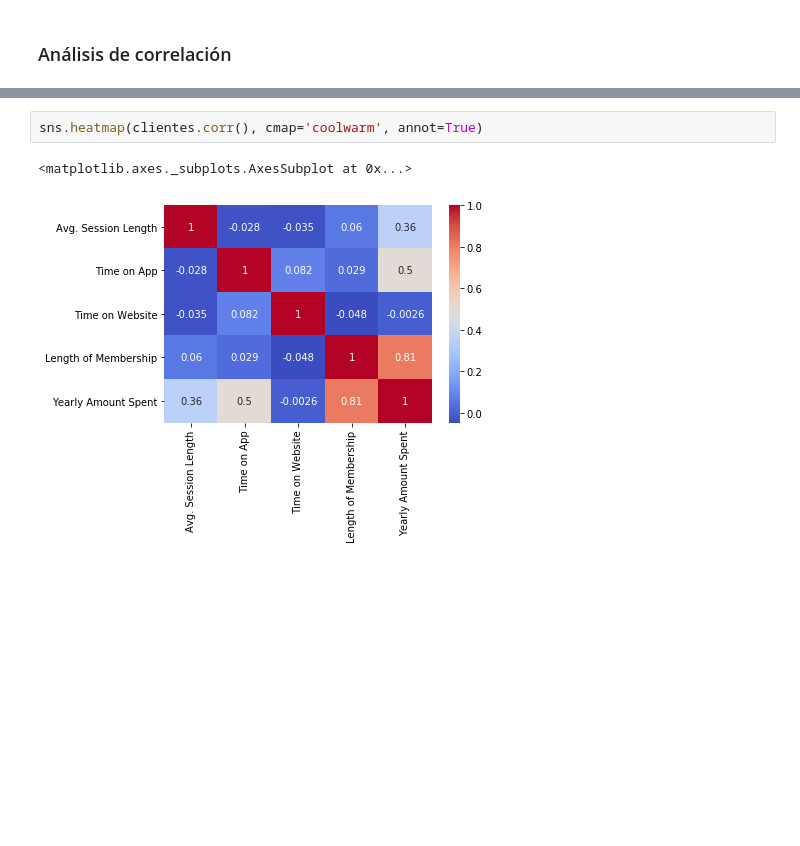
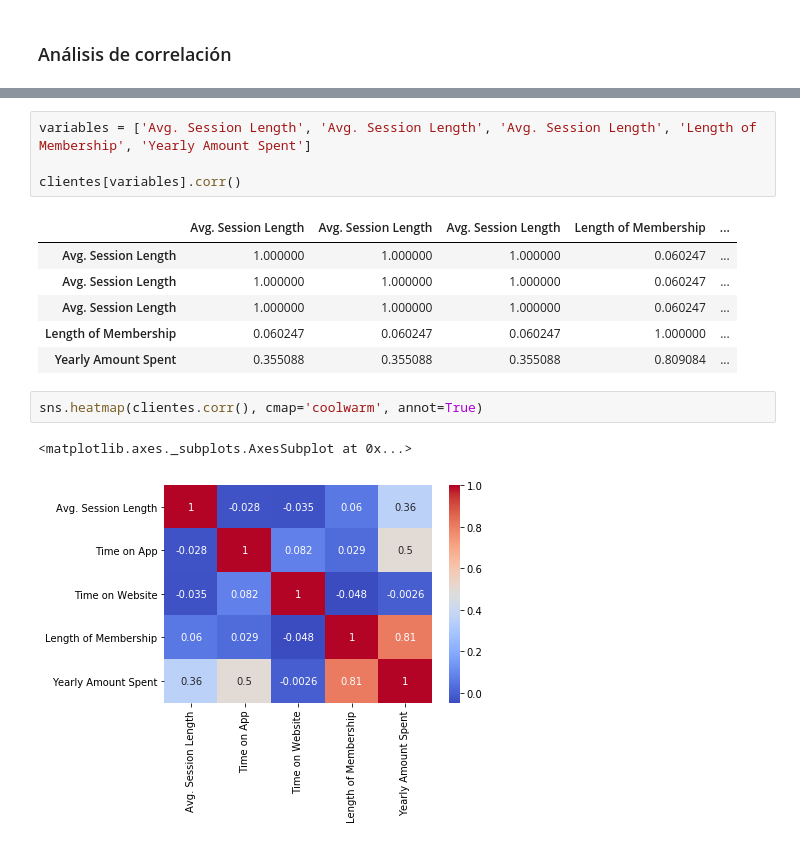
Before and after one commit to Firthunand/kibernum-data-science, a Jupyter notebook: M3/S4/01 - Regresiones Lineales Multivariadas (pres).ipynb, the cells around one changed output, grey strips where cells are left out. Drawn from its saved outputs; the diff is of its cells as text; blank space fills up the shorter version.

```diff
--- a/M3/S4/01 - Regresiones Lineales Multivariadas (pres).ipynb
+++ b/M3/S4/01 - Regresiones Lineales Multivariadas (pres).ipynb
@@ -39,3 +30,14 @@ clientes.corr()
+# %%
+variables = ['Avg. Session Length', 'Avg. Session Length', 'Avg. Session Length', 'Length of Membership', 'Yearly Amount Spent']
+
+clientes[variables].corr()
+# %% [output]
+|  | Avg. Session Length | Avg. Session Length | Avg. Session Length | Length of Membership | ... |
+| Avg. Session Length | 1.000000 | 1.000000 | 1.000000 | 0.060247 | ... |
+| Avg. Session Length | 1.000000 | 1.000000 | 1.000000 | 0.060247 | ... |
+| Avg. Session Length | 1.000000 | 1.000000 | 1.000000 | 0.060247 | ... |
+| Length of Membership | 0.060247 | 0.060247 | 0.060247 | 1.000000 | ... |
+| Yearly Amount Spent | 0.355088 | 0.355088 | 0.355088 | 0.809084 | ... |
 # %%
 sns.heatmap(clientes.corr(), cmap='coolwarm', annot=True)
 # %% [output]
```
Also changed, not shown: parts of 2 cells of this notebook.
